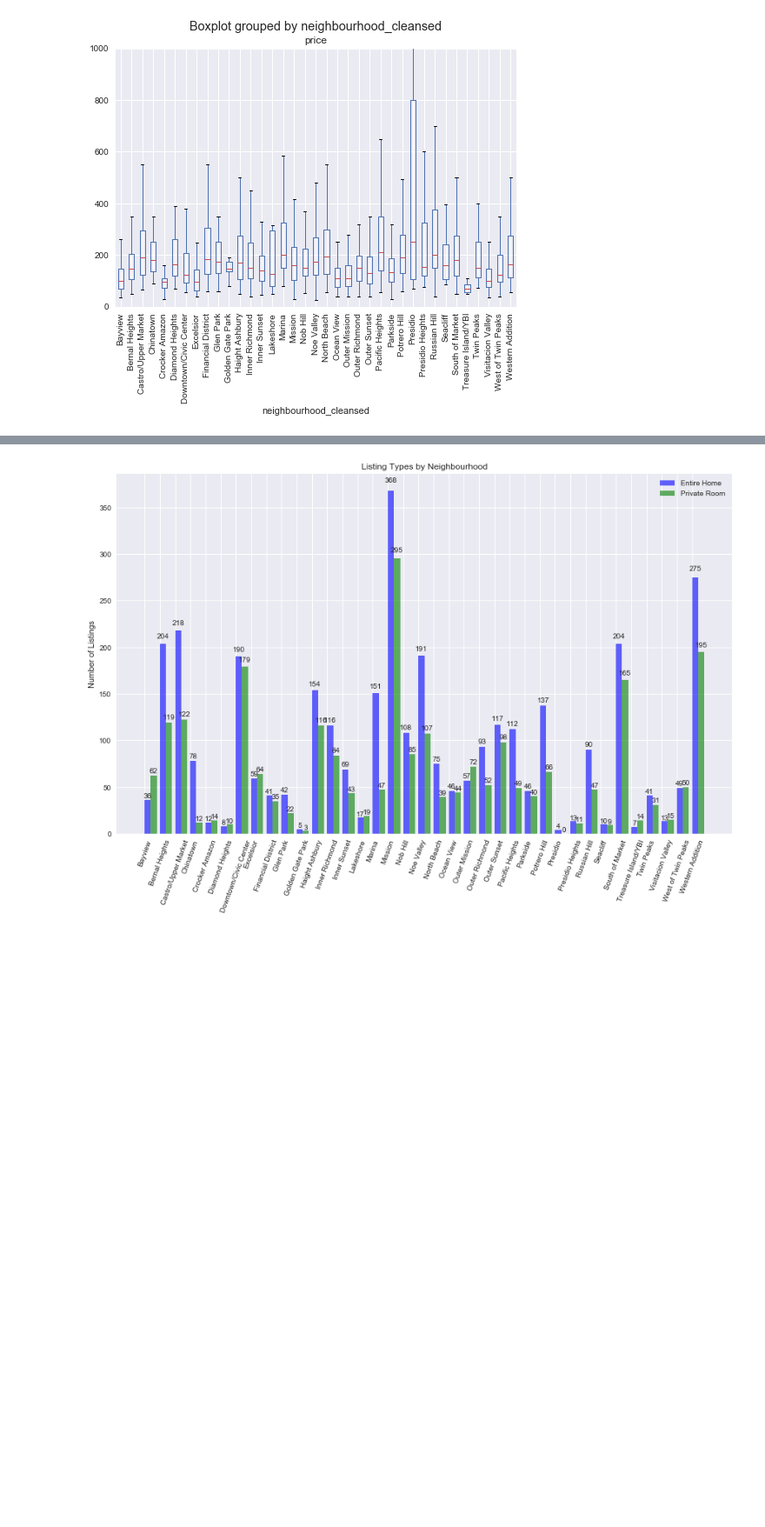
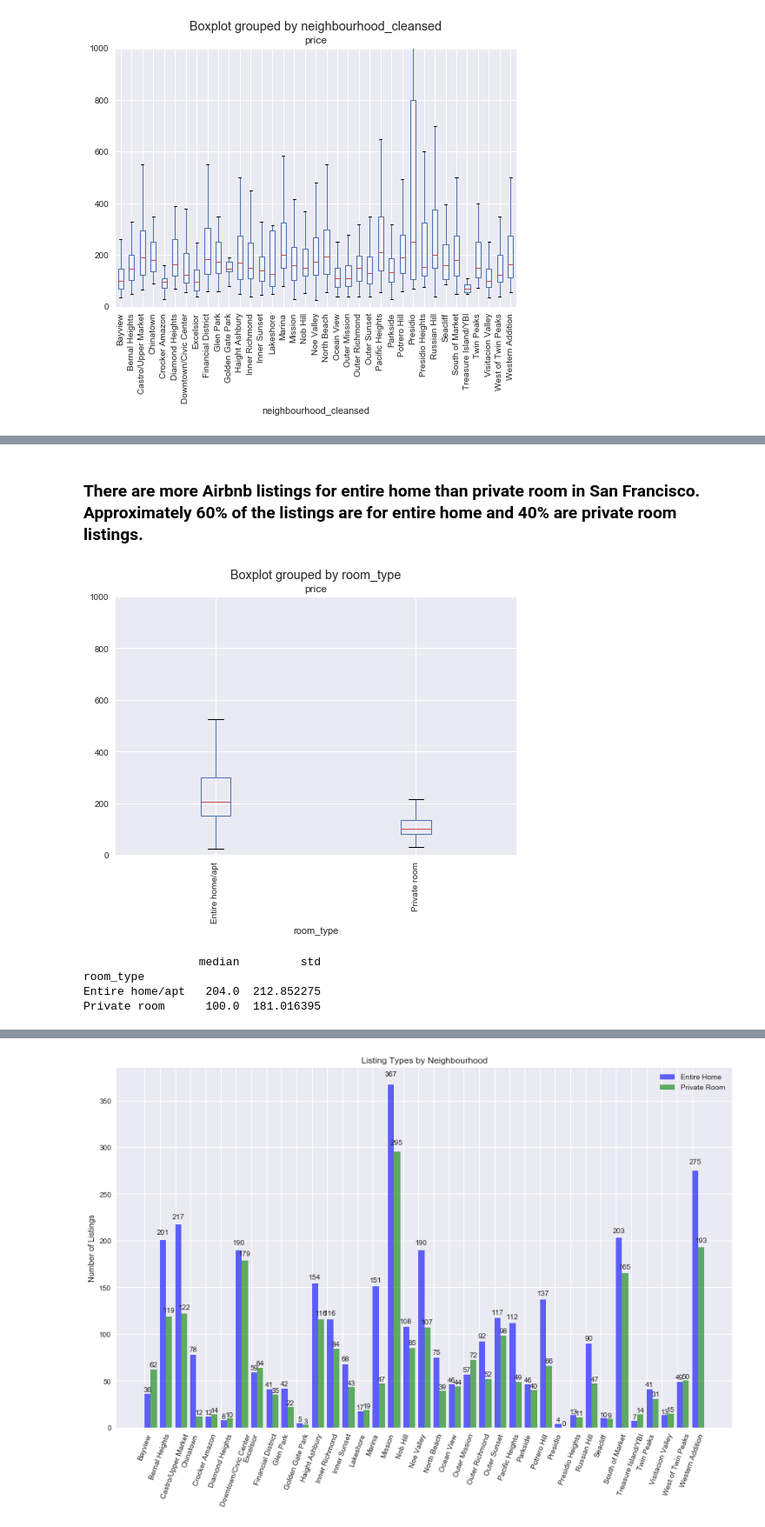
Before and after one commit to michellehoho/Airbnb, a Jupyter notebook: Airbnb_DataWrangle.ipynb, the cells around one changed output, grey strips where cells are left out. Shown at 87% size. Saved outputs shown, nothing was run; the diff lists cells and outputs as text; code cells hidden in the pictures; blank space fills up the shorter version.

```diff
--- a/Airbnb_DataWrangle.ipynb
+++ b/Airbnb_DataWrangle.ipynb
@@ -432,0 +458,3 @@ listing_data.drop(4270, inplace=True)
+# %%
+#Remove listing for non-residential usage
+listing_data.drop([182,2389,3263,7104,7699], inplace=True)
@@ -432,0 +482,2 @@ listing_data.drop(4270, inplace=True)
+# %% [markdown]
+### There are more Airbnb listings for entire home than private room in San Francisco. Approximately 60% of the listings are for entire home and 40% are private room listings.
@@ -432,0 +487,15 @@ listing_data.drop(4270, inplace=True)
+# %%
+listing_data.boxplot(column='price', by='room_type')
+plt.xticks(rotation=90)
+plt.ylim(0,1000)
+plt.show()
+# %% [output]
+[figure, added]
+# %%
+price_by_roomtype=listing_data.groupby('room_type')['price'].agg(['median','std'])
+print(price_by_roomtype)
+# %% [output]
+                 median         std
+room_type
+Entire home/apt   204.0  212.852275
+Private room      100.0  181.016395
```
Also changed, not shown: parts of 75 cells of this notebook.
